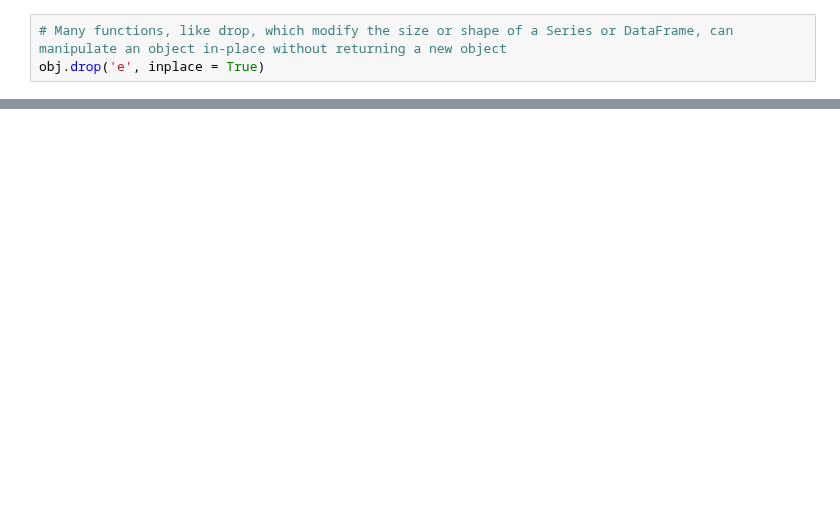
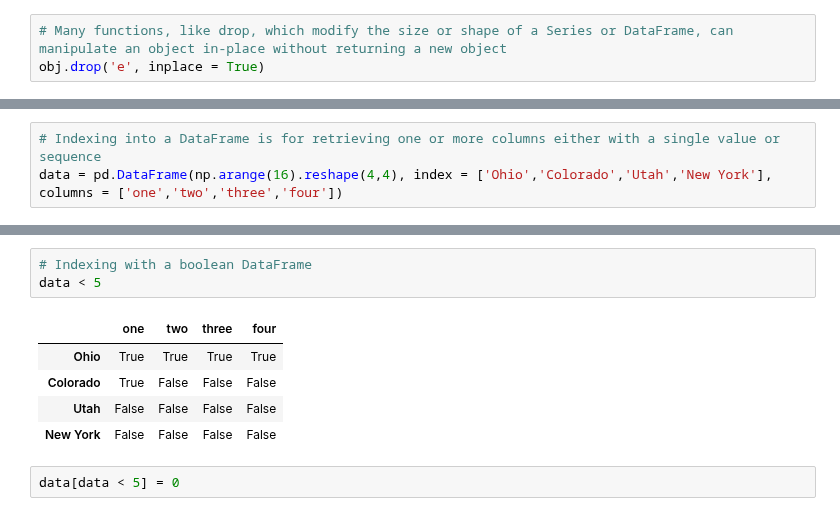
Before and after one commit to Asaduzzaman-Sheikh/data-science-journey, a Jupyter notebook: Week 6/Pandas.ipynb, the cells around one changed output, grey strips where cells are left out. Drawn from its saved outputs; the diff is of its cells as text; blank space fills up the shorter version.

Commit message:
Work with Pandas indexing, selection, and filtering

```diff
--- a/Week 6/Pandas.ipynb
+++ b/Week 6/Pandas.ipynb
@@ -761,0 +687,3 @@ dtype: float64
+# %%
+# Indexing into a DataFrame is for retrieving one or more columns either with a single value or sequence
+data = pd.DataFrame(np.arange(16).reshape(4,4), index = ['Ohio','Colorado','Utah','New York'], columns = ['one','two','three','four'])
@@ -761,0 +729,11 @@ dtype: float64
+# %%
+# Indexing with a boolean DataFrame
+data < 5
+# %% [output]
+|  | one | two | three | four |
+| Ohio | True | True | True | True |
+| Colorado | True | False | False | False |
+| Utah | False | False | False | False |
+| New York | False | False | False | False |
+# %%
+data[data < 5] = 0
```
Also changed, not shown: parts of 62 cells of this notebook.
